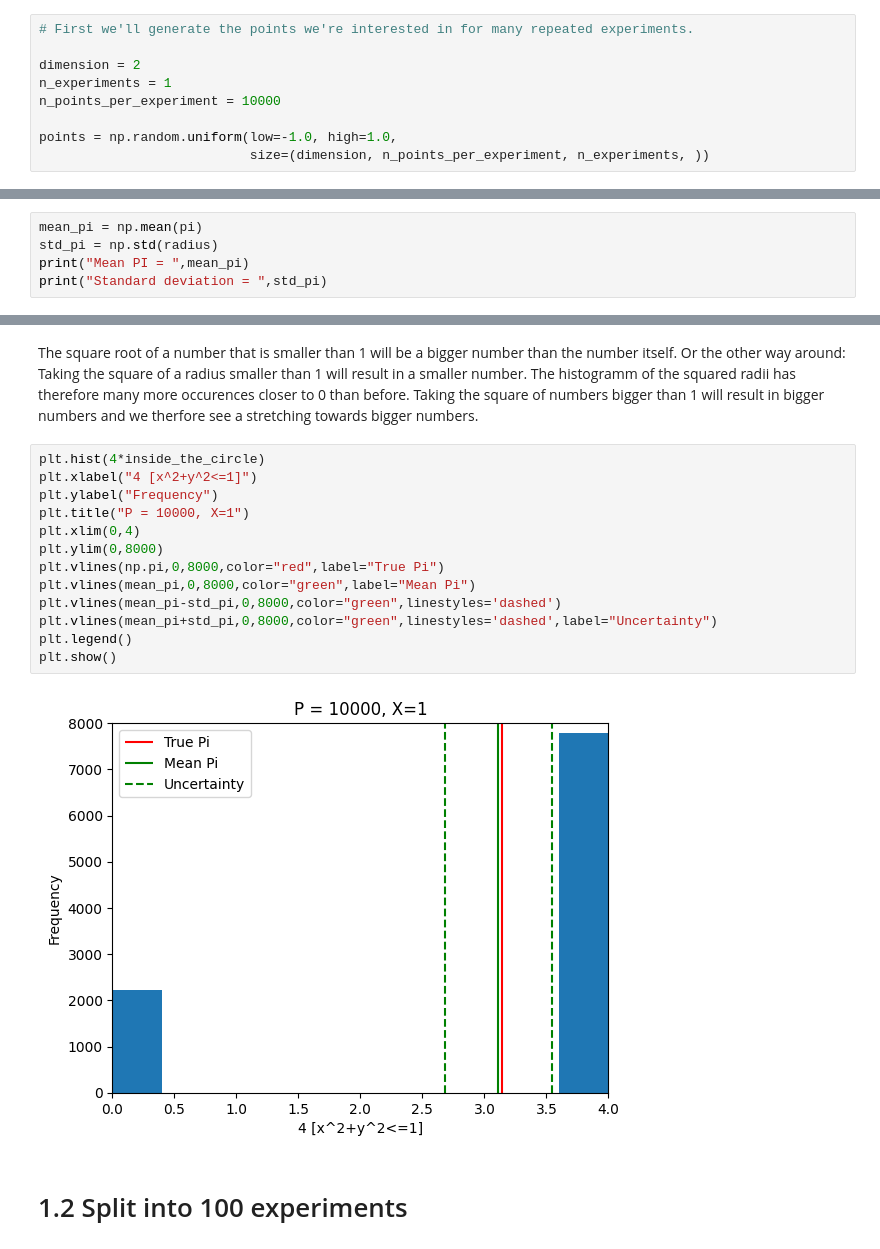
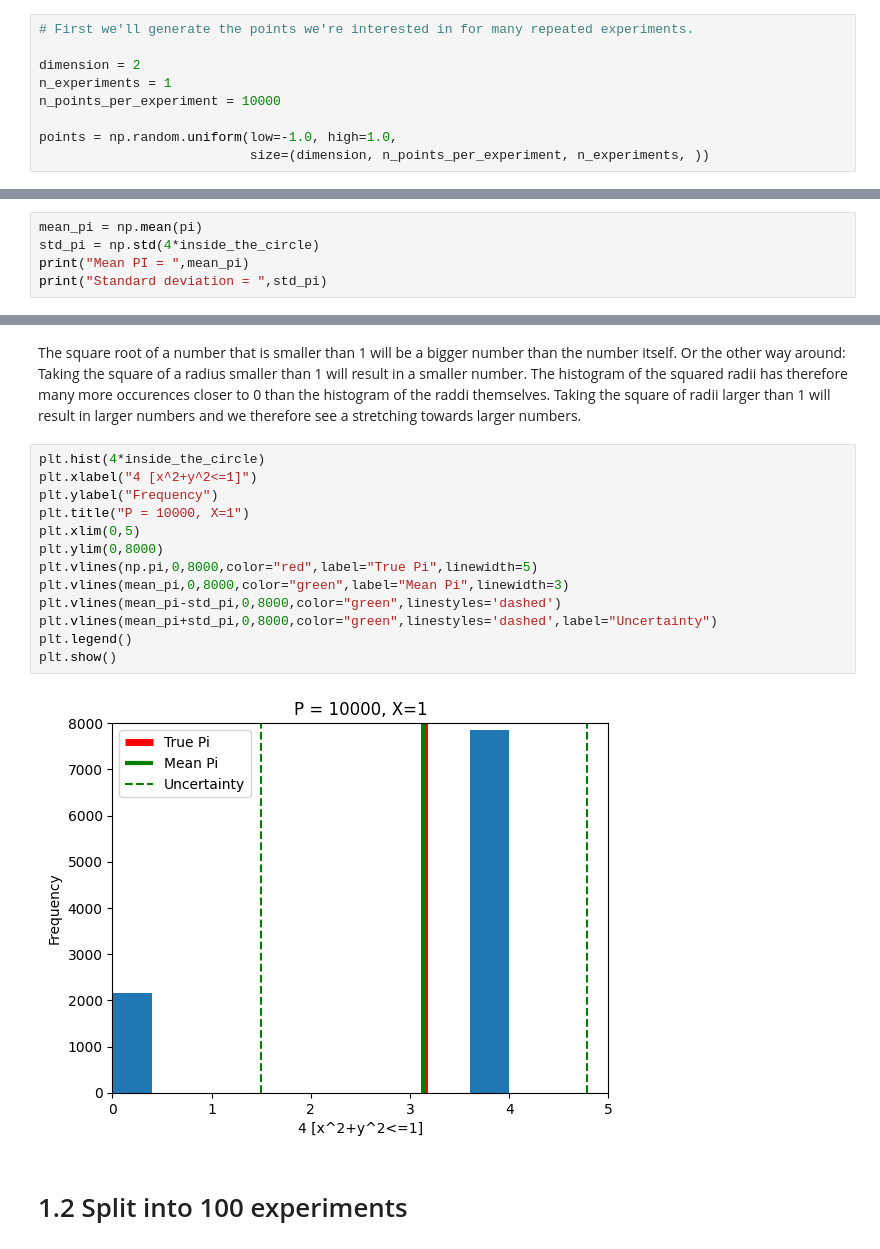
Before and after one commit to mandus24/ComputationalPhysics, a Jupyter notebook: sheet1/Sheet1.ipynb, the cells around one changed output, grey strips where cells are left out. Cells and saved outputs as stored; diff of their text form.

```diff
--- a/sheet1/Sheet1.ipynb
+++ b/sheet1/Sheet1.ipynb
@@ -28,6 +32,6 @@ print(pi)
 # %%
 mean_pi = np.mean(pi)
-std_pi = np.std(radius)
+std_pi = np.std(4*inside_the_circle)
 print("Mean PI = ",mean_pi)
 print("Standard deviation = ",std_pi)
 # %% [output]
@@ -53,21 +59,21 @@ plt.show()
 # %% [markdown]
-The square root of a number that is smaller than 1 will be a bigger number than the number itself. Or the other way around: Taking the square of a radius smaller than 1 will result in a smaller number. The histogramm of the squared radii has therefore many more occurences closer to 0 than before.
-Taking the square of numbers bigger than 1 will result in bigger numbers and we therfore see a stretching towards bigger numbers.
+The square root of a number that is smaller than 1 will be a bigger number than the number itself. Or the other way around: Taking the square of a radius smaller than 1 will result in a smaller number. The histogram of the squared radii has therefore many more occurences closer to 0 than the histogram of the raddi themselves.
+Taking the square of radii larger than 1 will result in larger numbers and we therefore see a stretching towards larger numbers.
 # %%
 plt.hist(4*inside_the_circle)
 plt.xlabel("4 [x^2+y^2<=1]")
 plt.ylabel("Frequency")
 plt.title("P = 10000, X=1")
-plt.xlim(0,4)
+plt.xlim(0,5)
 plt.ylim(0,8000)
-plt.vlines(np.pi,0,8000,color="red",label="True Pi")
-plt.vlines(mean_pi,0,8000,color="green",label="Mean Pi")
+plt.vlines(np.pi,0,8000,color="red",label="True Pi",linewidth=5)
+plt.vlines(mean_pi,0,8000,color="green",label="Mean Pi",linewidth=3)
 plt.vlines(mean_pi-std_pi,0,8000,color="green",linestyles='dashed')
 plt.vlines(mean_pi+std_pi,0,8000,color="green",linestyles='dashed',label="Uncertainty")
 plt.legend()
 plt.show()
 # %% [output]
-[figure, old version]
+[figure, new version]
 # %% [markdown]
 # 1.2 Split into 100 experiments
 # %%
```
Also changed, not shown: parts of 31 cells of this notebook.
